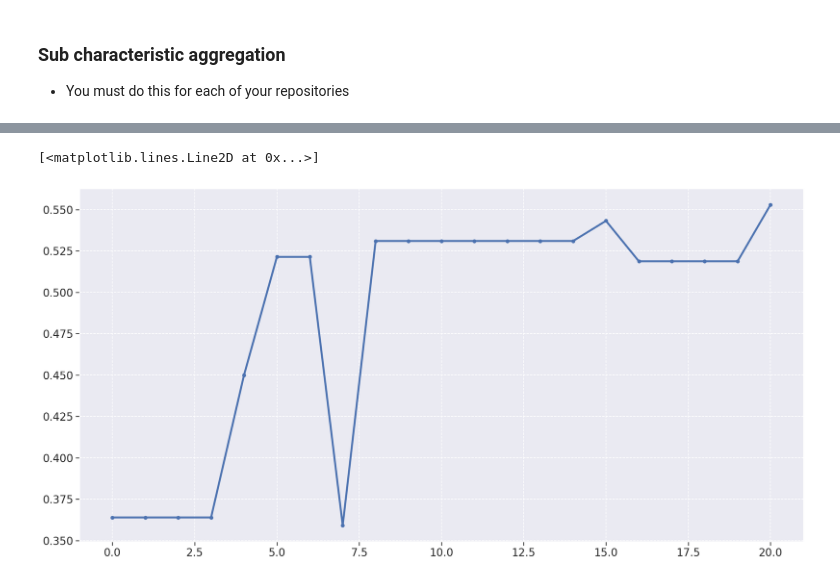
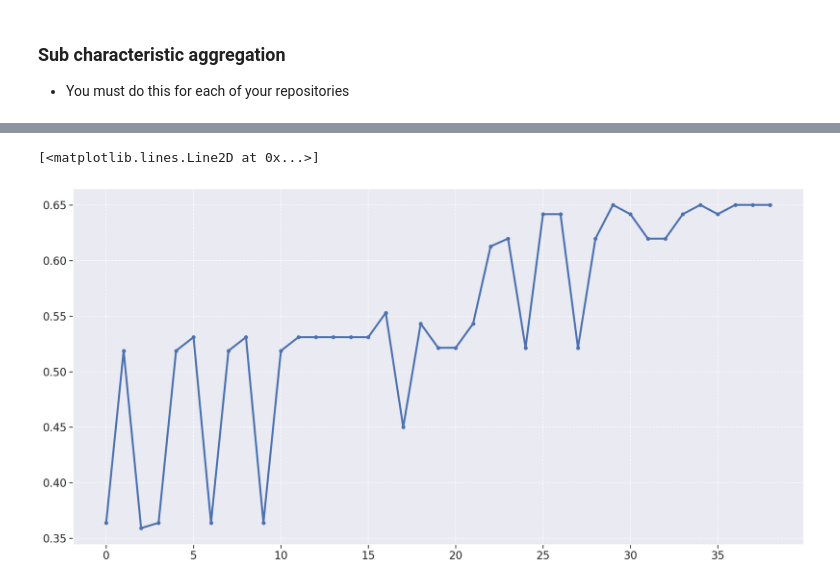
Before and after one commit to fga-eps-mds/2021-2-MeasureSoftGram-Doc, a Jupyter notebook: data/analytics.ipynb, the cells around one changed output, grey strips where cells are left out. Cells and saved outputs as stored; diff of their text form; code cells hidden in the pictures.

```diff
--- a/data/analytics.ipynb
+++ b/data/analytics.ipynb
@@ -285,8 +285,8 @@ def create_metrics_df(df):
     m1_list = []
     m2_list = []
     m3_list = []
-    m4_list = []
-    m5_list = []
+    #m4_list = []
+    #m5_list = []
     m6_list = []
 
     ncloc_list = []
@@ -302,8 +302,8 @@ def create_metrics_df(df):
         m1_list.append(m1(version_df))
         m2_list.append(m2(version_df))
         m3_list.append(m3(version_df))
-        m4_list.append(m3(version_df))
-        m5_list.append(m3(version_df))
+        #m4_list.append(m3(version_df))
+        #m5_list.append(m3(version_df))
         m6_list.append(m6(version_df))
 
         ncloc_list.append(_ncloc(version_df))
@@ -313,8 +313,8 @@ def create_metrics_df(df):
     metrics_df = pd.DataFrame({'m1': m1_list,
                                'm2': m2_list,
                                'm3': m3_list,
-                               'm4': m4_list,
-                               'm5': m5_list,
+                               #'m4': m4_list,
+                               #'m5': m5_list,
                                'm6': m6_list,
                                'repository': repository_list,
                                'version': version_list,
@@ -462,0 +519,9 @@ plt.legend(loc='best')
+# %%
+product_df = pd.concat([cli_metrics, service_metrics, core_metrics], ignore_index=True)
+
+product_df['Maintainability'] = product_df['code_quality'] * pc1
+product_df['Reliability'] = product_df['testing_status'] * pc2
+product_df['Total_QR'] = product_df['Maintainability'] + product_df['Reliability']
+
+product_df = product_df.sort_values(by=['version'])
+product_df = product_df.reset_index(drop=True)
@@ -463,11 +548,8 @@ plt.legend(loc='best')
 # %%
 fig = plt.figure(figsize=(20, 10))
 
 
-plt.plot(metrics_df['total'], linewidth=3, marker='o', markersize=5)
-
-
-#plt.ylim(.45,.7)
+plt.plot(product_df['Total_QR'], linewidth=3, marker='o', markersize=5)
 # %% [output]
 [<matplotlib.lines.Line2D at 0x...>]
-[figure, old version]
+[figure, new version]
```
Also changed, not shown: parts of 17 cells of this notebook.
